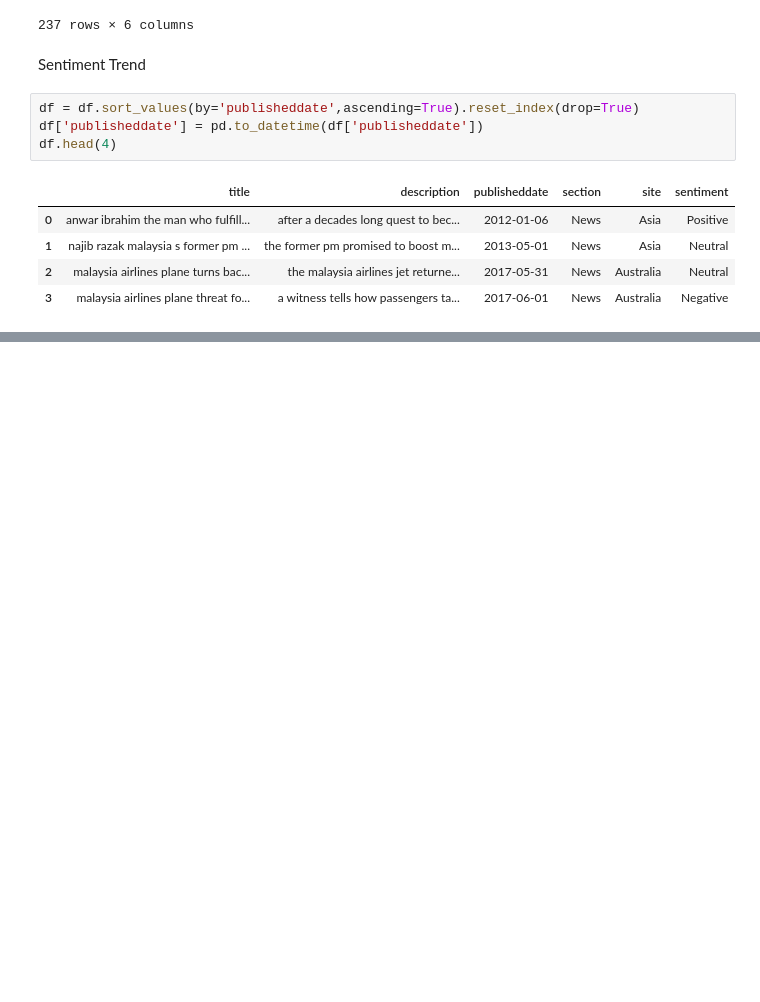
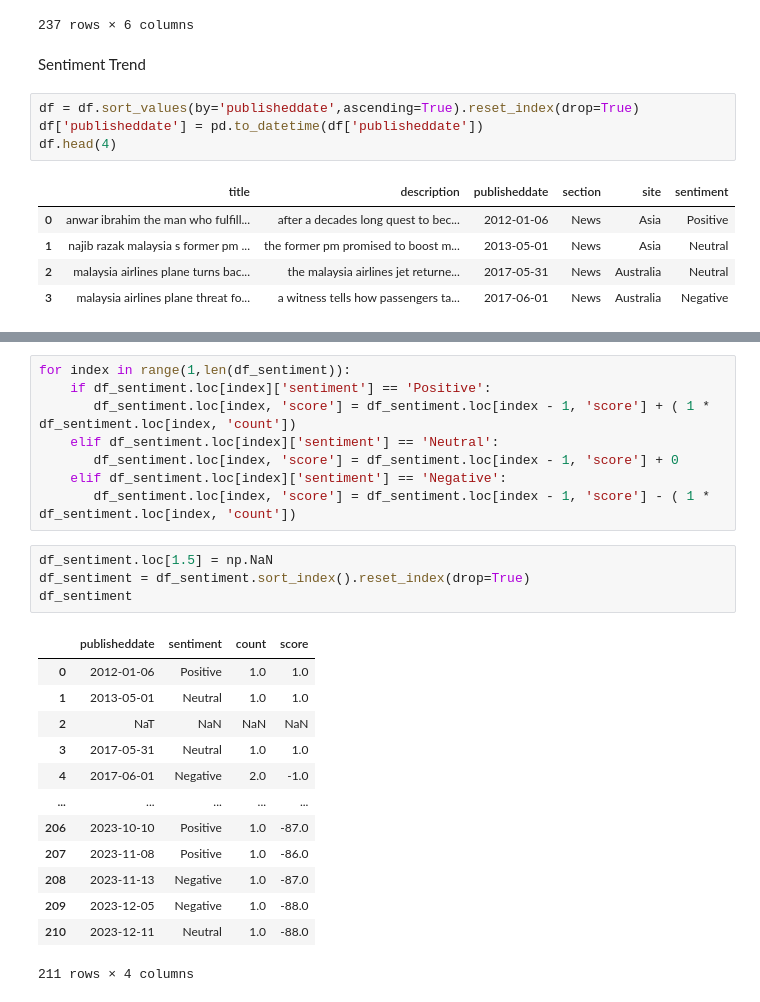
Before and after one commit to MarcusO17/NewsNLP, a Jupyter notebook: src/SentimentAnalysis.ipynb, the cells around one changed output, grey strips where cells are left out. Saved outputs shown, nothing was run; the diff lists cells and outputs as text; blank space fills up the shorter version.

```diff
--- a/src/SentimentAnalysis.ipynb
+++ b/src/SentimentAnalysis.ipynb
@@ -197,0 +225,26 @@ plt.show()
+# %%
+for index in range(1,len(df_sentiment)):
+    if df_sentiment.loc[index]['sentiment'] == 'Positive':
+       df_sentiment.loc[index, 'score'] = df_sentiment.loc[index - 1, 'score'] + ( 1 * df_sentiment.loc[index, 'count'])
+    elif df_sentiment.loc[index]['sentiment'] == 'Neutral':
+       df_sentiment.loc[index, 'score'] = df_sentiment.loc[index - 1, 'score'] + 0
+    elif df_sentiment.loc[index]['sentiment'] == 'Negative':
+       df_sentiment.loc[index, 'score'] = df_sentiment.loc[index - 1, 'score'] - ( 1 * df_sentiment.loc[index, 'count'])
+# %%
+df_sentiment.loc[1.5] = np.NaN
+df_sentiment = df_sentiment.sort_index().reset_index(drop=True)
+df_sentiment
+# %% [output]
+|  | publisheddate | sentiment | count | score |
+| 0 | 2012-01-06 | Positive | 1.0 | 1.0 |
+| 1 | 2013-05-01 | Neutral | 1.0 | 1.0 |
+| 2 | NaT | NaN | NaN | NaN |
+| 3 | 2017-05-31 | Neutral | 1.0 | 1.0 |
+| 4 | 2017-06-01 | Negative | 2.0 | -1.0 |
+| ... | ... | ... | ... | ... |
+| 206 | 2023-10-10 | Positive | 1.0 | -87.0 |
+| 207 | 2023-11-08 | Positive | 1.0 | -86.0 |
+| 208 | 2023-11-13 | Negative | 1.0 | -87.0 |
+| 209 | 2023-12-05 | Negative | 1.0 | -88.0 |
+| 210 | 2023-12-11 | Neutral | 1.0 | -88.0 |
+211 rows × 4 columns
```
Also changed, not shown: parts of 12 cells of this notebook, 2 other files.
